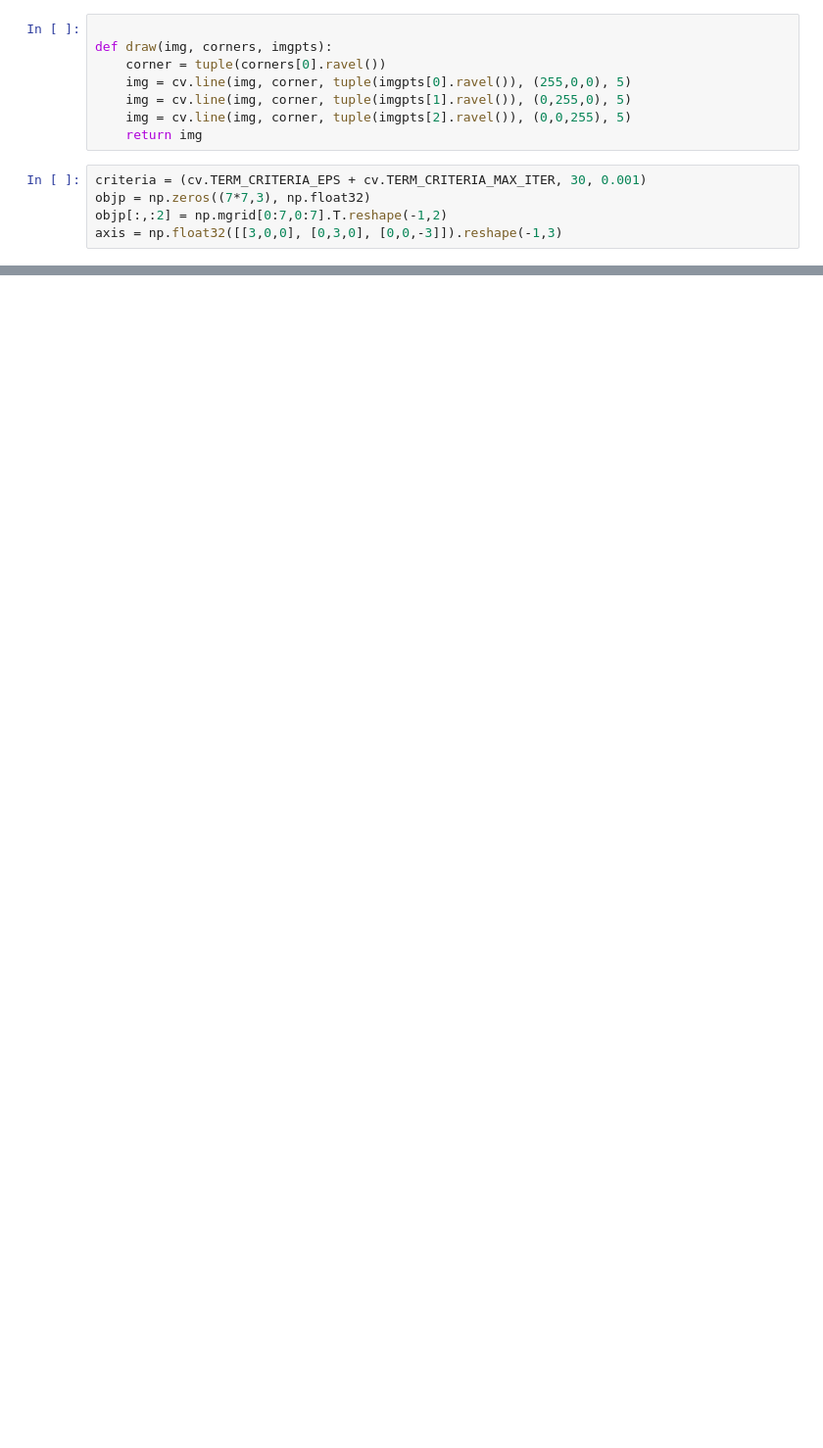
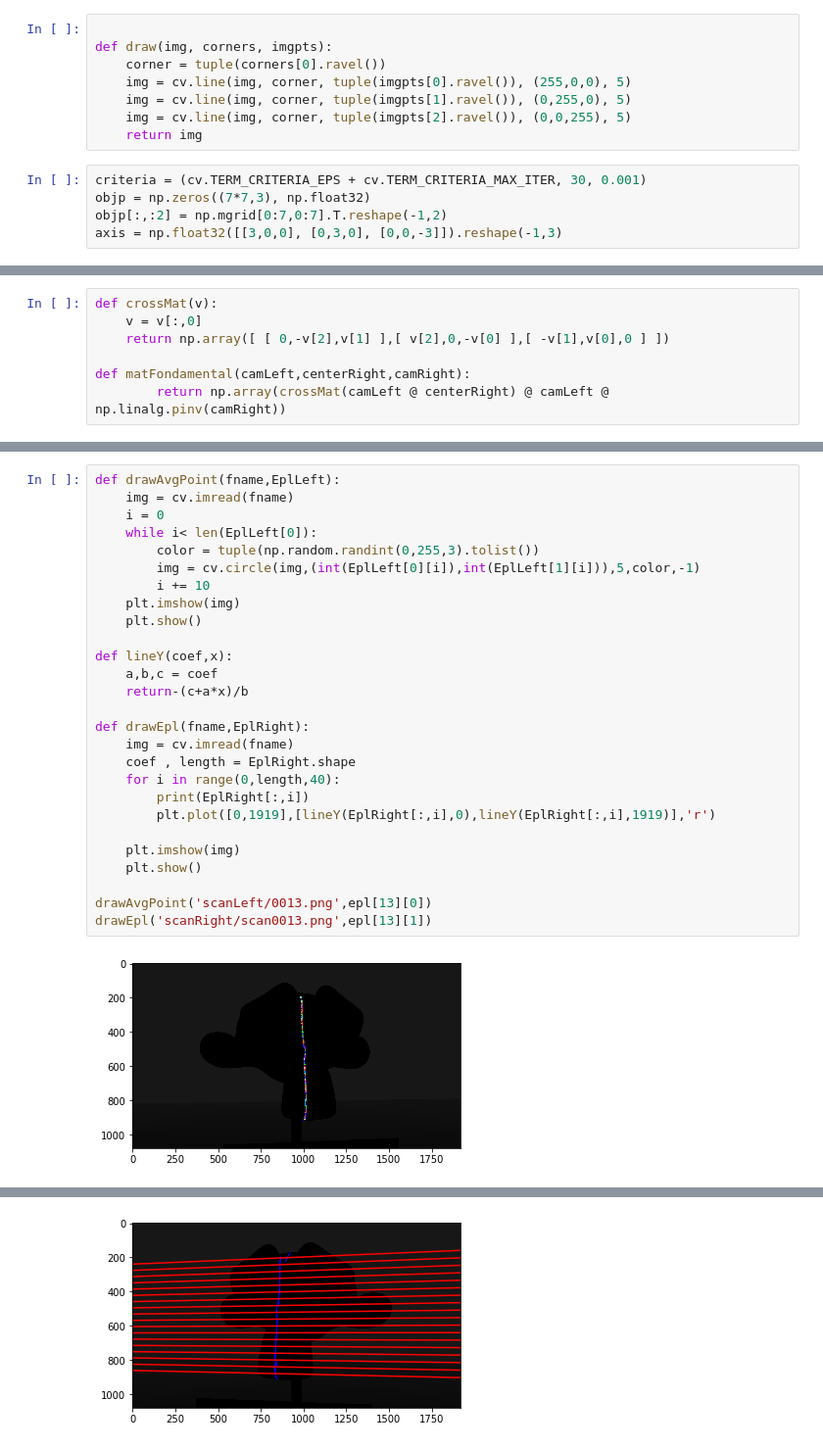
Before and after one commit to victorsmits/Jupyter, a Jupyter notebook: monkey/Stéréovision.ipynb, the cells around one changed output, grey strips where cells are left out. Shown: that part at 98% size. Cells and saved outputs as stored; diff of their text form; blank space fills up the shorter version.

```diff
--- a/monkey/Stéréovision.ipynb
+++ b/monkey/Stéréovision.ipynb
@@ -152,0 +172,7 @@ plt.show()
+# %%
+def crossMat(v):
+    v = v[:,0]
+    return np.array([ [ 0,-v[2],v[1] ],[ v[2],0,-v[0] ],[ -v[1],v[0],0 ] ])
+
+def matFondamental(camLeft,centerRight,camRight):
+        return np.array(crossMat(camLeft @ centerRight) @ camLeft @ np.linalg.pinv(camRight))
@@ -152,0 +224,29 @@ plt.show()
+# %%
+def drawAvgPoint(fname,EplLeft):
+    img = cv.imread(fname)
+    i = 0
+    while i< len(EplLeft[0]):
+        color = tuple(np.random.randint(0,255,3).tolist())
+        img = cv.circle(img,(int(EplLeft[0][i]),int(EplLeft[1][i])),5,color,-1)
+        i += 10
+    plt.imshow(img)
+    plt.show()
+
+def lineY(coef,x):
+    a,b,c = coef
+    return-(c+a*x)/b
+
+def drawEpl(fname,EplRight):
+    img = cv.imread(fname)
+    coef , length = EplRight.shape
+    for i in range(0,length,40):
+        print(EplRight[:,i])
+        plt.plot([0,1919],[lineY(EplRight[:,i],0),lineY(EplRight[:,i],1919)],'r')
+
+    plt.imshow(img)
+    plt.show()
+
+drawAvgPoint('scanLeft/0013.png',epl[13][0])
+drawEpl('scanRight/scan0013.png',epl[13][1])
+# %% [output]
+[figure, added]
@@ -152,0 +271 @@ plt.show()
+[figure, added]
```
Also changed, not shown: parts of 10 cells of this notebook, 1 other file.
